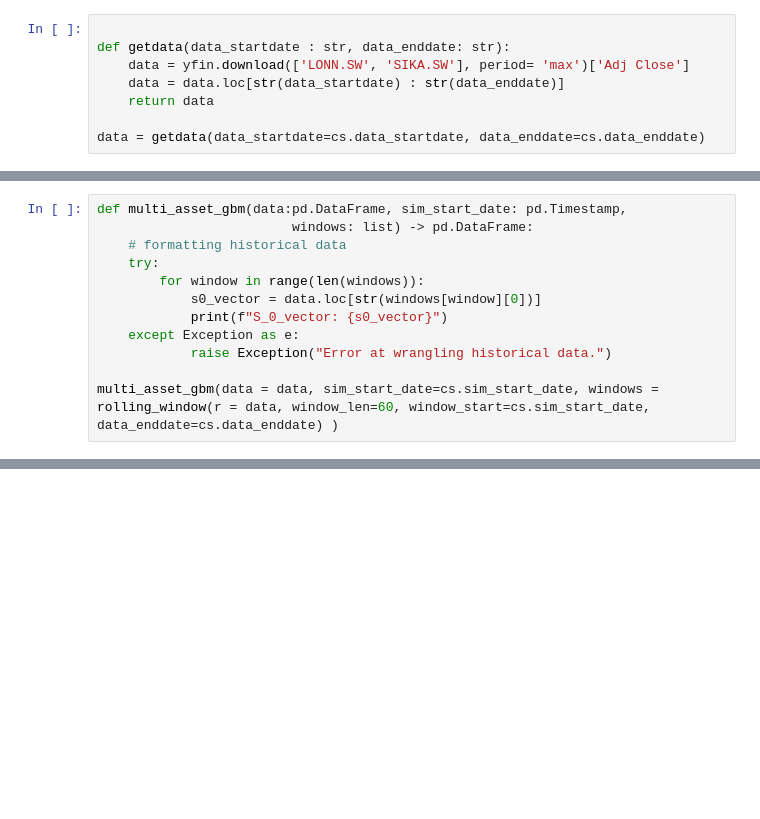
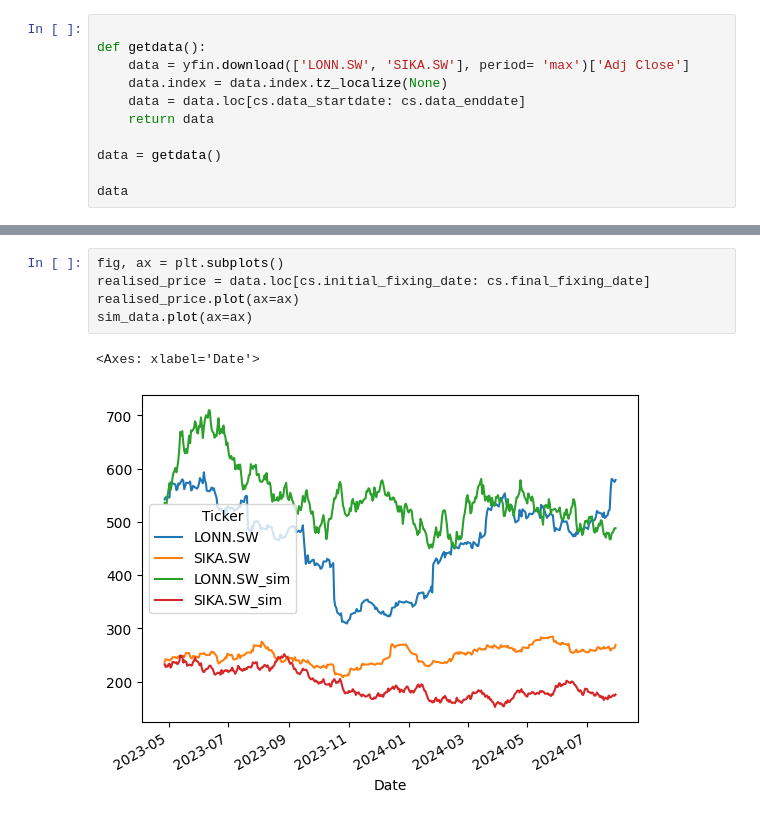
Before and after one commit to weiyuanoh/MH4518, a Jupyter notebook: WY/BlackSholes.ipynb, the cells around one changed output, grey strips where cells are left out. Cells and saved outputs as stored; diff of their text form; blank space fills up the shorter version.

Commit message:
Asset price simulation for n sims

```diff
--- a/WY/BlackSholes.ipynb
+++ b/WY/BlackSholes.ipynb
@@ -11,10 +41,13 @@ import constants as cs
 # %%
 
-def getdata(data_startdate : str, data_enddate: str):
+def getdata():
     data = yfin.download(['LONN.SW', 'SIKA.SW'], period= 'max')['Adj Close']
-    data = data.loc[str(data_startdate) : str(data_enddate)]
+    data.index = data.index.tz_localize(None)
+    data = data.loc[cs.data_startdate: cs.data_enddate]
     return data
 
-data = getdata(data_startdate=cs.data_startdate, data_enddate=cs.data_enddate)
+data = getdata()
+
+data
 # %% [output]
 [*********************100%***********************]  2 of 2 completed
@@ -31,12 +67,0 @@ Timestamp('2023-05-01 00:00:00')
-# %%
-def multi_asset_gbm(data:pd.DataFrame, sim_start_date: pd.Timestamp,
-                         windows: list) -> pd.DataFrame:
-    # formatting historical data
-    try:
-        for window in range(len(windows)):
-            s0_vector = data.loc[str(windows[window][0])]
-            print(f"S_0_vector: {s0_vector}")
-    except Exception as e:
-            raise Exception("Error at wrangling historical data.")
-
-multi_asset_gbm(data = data, sim_start_date=cs.sim_start_date, windows = rolling_window(r = data, window_len=60, window_start=cs.sim_start_date, data_enddate=cs.data_enddate) )
@@ -48,0 +121,8 @@ Exception: Error at wrangling historical data.
+# %%
+fig, ax = plt.subplots()
+realised_price = data.loc[cs.initial_fixing_date: cs.final_fixing_date]
+realised_price.plot(ax=ax)
+sim_data.plot(ax=ax)
+# %% [output]
+<Axes: xlabel='Date'>
+[figure, added]
```
Also changed, not shown: parts of 8 cells of this notebook, 3 other files.
